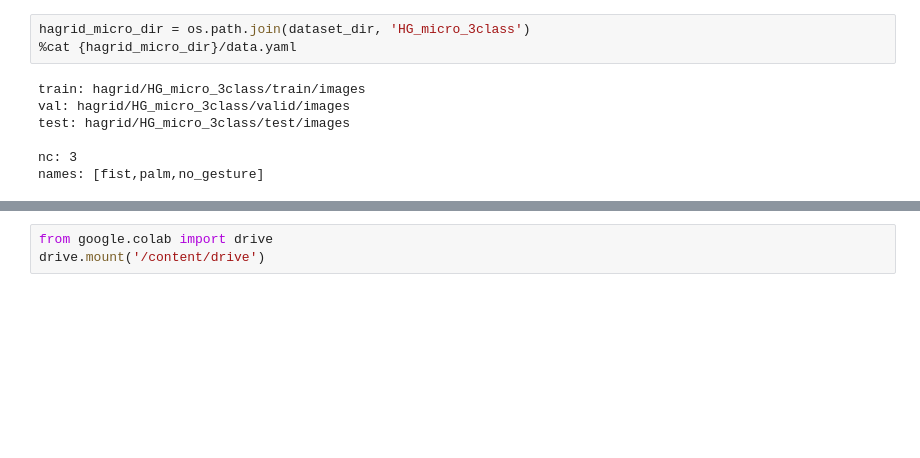
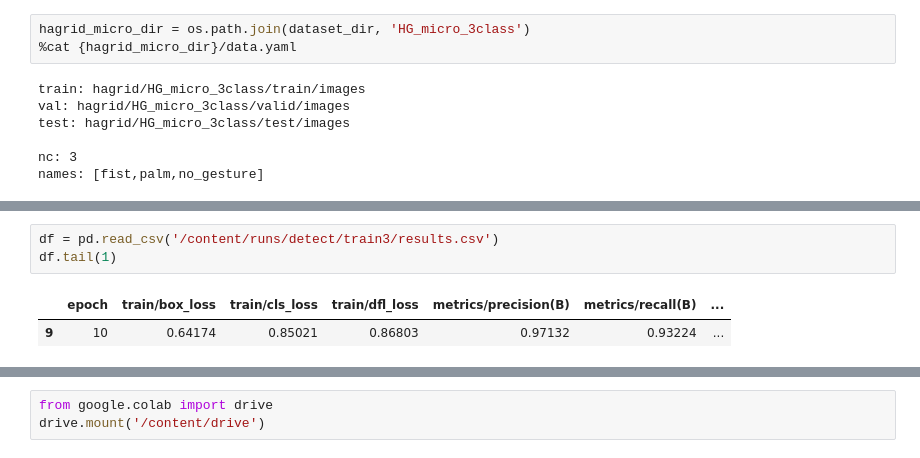
Before and after one commit to DjoleXPet/handwave-recognition, a Jupyter notebook: yolov8.ipynb, the cells around one changed output, grey strips where cells are left out. Saved outputs shown, nothing was run; the diff lists cells and outputs as text; blank space fills up the shorter version.

```diff
--- a/yolov8.ipynb
+++ b/yolov8.ipynb
@@ -383,0 +132,6 @@ Results saved to runs/detect/predict
+# %%
+df = pd.read_csv('/content/runs/detect/train3/results.csv')
+df.tail(1)
+# %% [output]
+|  | epoch | train/box_loss | train/cls_loss | train/dfl_loss | metrics/precision(B) | metrics/recall(B) | ... |
+| 9 | 10 | 0.64174 | 0.85021 | 0.86803 | 0.97132 | 0.93224 | ... |
```
Also changed, not shown: parts of 34 cells of this notebook.
